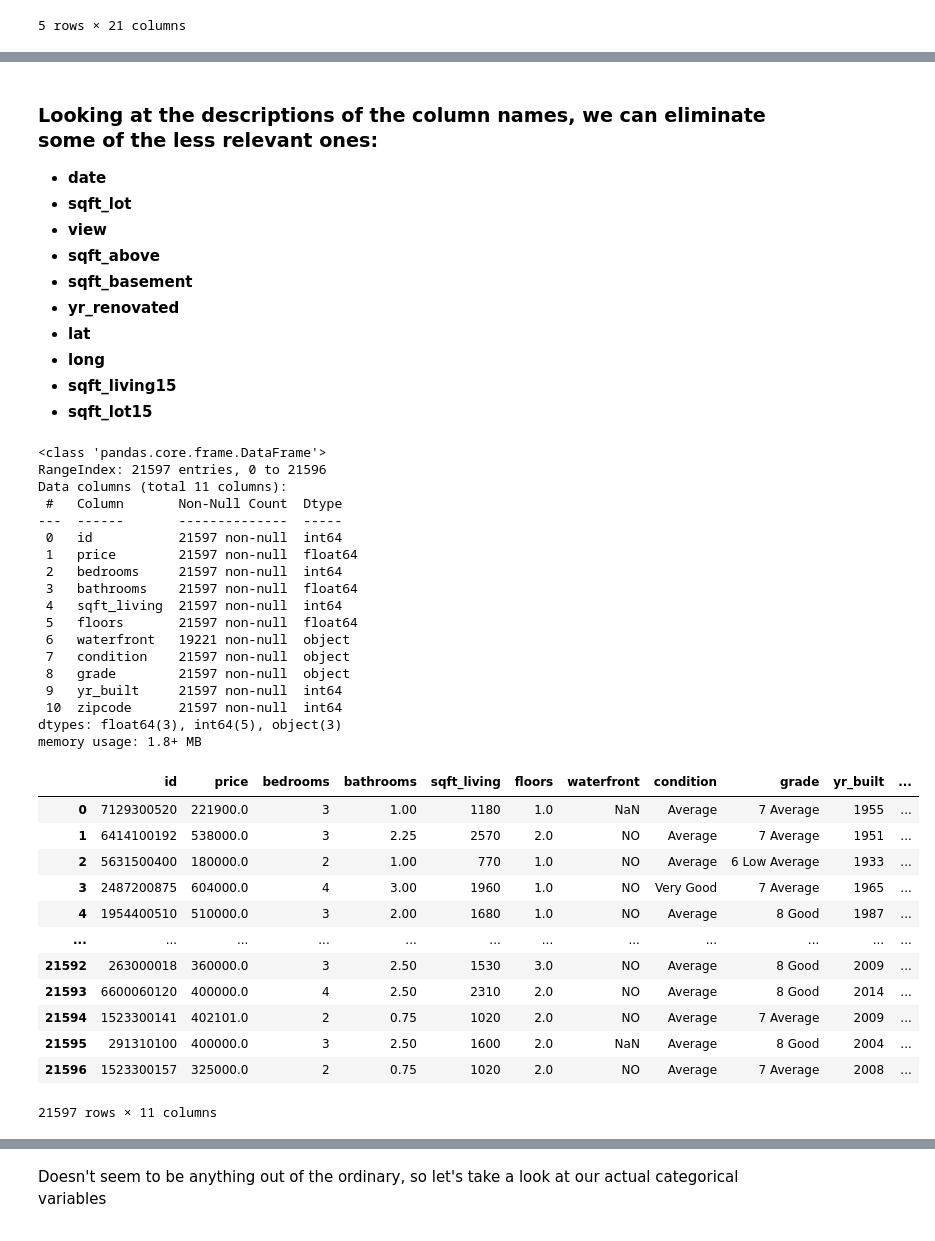
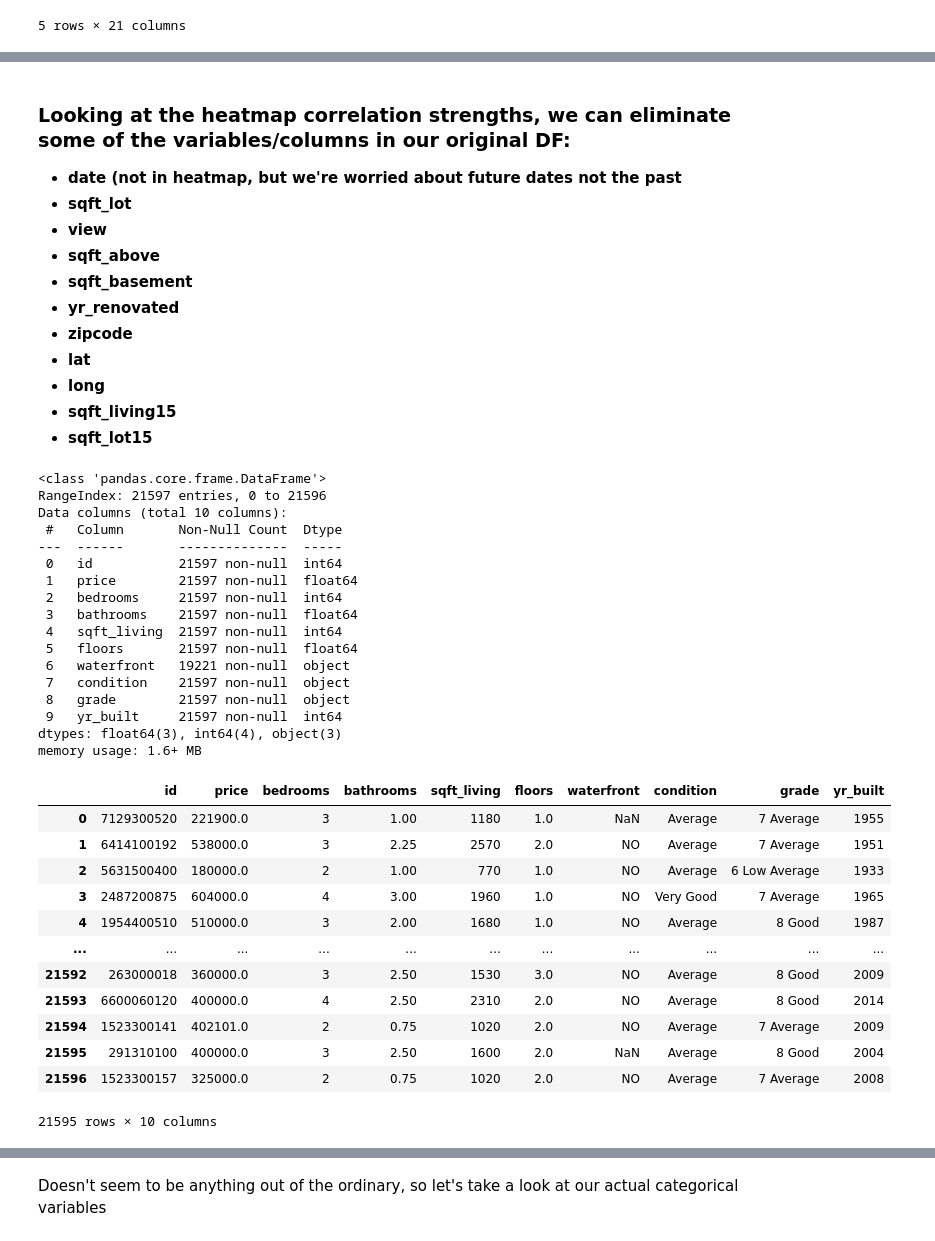
Before and after one commit to aharri123/dsc-phase-2-project-v2-3, a Jupyter notebook: student.ipynb, the cells around one changed output, grey strips where cells are left out. Cells and saved outputs as stored; diff of their text form; code cells hidden in the pictures.

```diff
--- a/student.ipynb
+++ b/student.ipynb
@@ -46,12 +72,13 @@ memory usage: 3.5+ MB
 # %% [markdown]
-### Looking at the descriptions of the column names, we can eliminate some of the less relevant ones:
+### Looking at the heatmap correlation strengths, we can eliminate some of the variables/columns in our original DF:
 
-* **date**
+* **date (not in heatmap, but we're worried about future dates not the past**
 * **sqft_lot**
 * **view**
 * **sqft_above**
 * **sqft_basement**
 * **yr_renovated**
+* **zipcode**
 * **lat**
 * **long**
 * **sqft_living15**
@@ -59,44 +86,43 @@ memory usage: 3.5+ MB
 # %%
 #Dropping the above mentioned columns
 
-df = df.drop(columns = ["date", "sqft_lot", "view", "sqft_above", "sqft_basement", "yr_renovated", "lat", "long", "sqft_living15", "sqft_lot15"])
+df = df.drop(columns = ["date", "sqft_lot", "view", "sqft_above", "sqft_basement", "yr_renovated", "zipcode", "lat", "long", "sqft_living15", "sqft_lot15"])
 # %%
-#Let's take another look at the DF
+#Let's take another look at the DF and check for duplicates
 
 df.info()
-df
+df.drop_duplicates()
 # %% [output]
 <class 'pandas.core.frame.DataFrame'>
 RangeIndex: 21597 entries, 0 to 21596
-Data columns (total 11 columns):
+Data columns (total 10 columns):
  #   Column       Non-Null Count  Dtype
 ---  ------       --------------  -----
  0   id           21597 non-null  int64
  1   price        21597 non-null  float64
  2   bedrooms     21597 non-null  int64
  3   bathrooms    21597 non-null  float64
  4   sqft_living  21597 non-null  int64
  5   floors       21597 non-null  float64
  6   waterfront   19221 non-null  object
  7   condition    21597 non-null  object
  8   grade        21597 non-null  object
  9   yr_built     21597 non-null  int64
- 10  zipcode      21597 non-null  int64
-dtypes: float64(3), int64(5), object(3)
-memory usage: 1.8+ MB
+dtypes: float64(3), int64(4), object(3)
+memory usage: 1.6+ MB
-|  | id | price | bedrooms | bathrooms | sqft_living | floors | waterfront | condition | grade | yr_built | ... |
-| 0 | 7129300520 | 221900.0 | 3 | 1.00 | 1180 | 1.0 | NaN | Average | 7 Average | 1955 | ... |
-| 1 | 6414100192 | 538000.0 | 3 | 2.25 | 2570 | 2.0 | NO | Average | 7 Average | 1951 | ... |
-| 2 | 5631500400 | 180000.0 | 2 | 1.00 | 770 | 1.0 | NO | Average | 6 Low Average | 1933 | ... |
-| 3 | 2487200875 | 604000.0 | 4 | 3.00 | 1960 | 1.0 | NO | Very Good | 7 Average | 1965 | ... |
-| 4 | 1954400510 | 510000.0 | 3 | 2.00 | 1680 | 1.0 | NO | Average | 8 Good | 1987 | ... |
-| ... | ... | ... | ... | ... | ... | ... | ... | ... | ... | ... | ... |
-| 21592 | 263000018 | 360000.0 | 3 | 2.50 | 1530 | 3.0 | NO | Average | 8 Good | 2009 | ... |
-| 21593 | 6600060120 | 400000.0 | 4 | 2.50 | 2310 | 2.0 | NO | Average | 8 Good | 2014 | ... |
-| 21594 | 1523300141 | 402101.0 | 2 | 0.75 | 1020 | 2.0 | NO | Average | 7 Average | 2009 | ... |
-| 21595 | 291310100 | 400000.0 | 3 | 2.50 | 1600 | 2.0 | NaN | Average | 8 Good | 2004 | ... |
-| 21596 | 1523300157 | 325000.0 | 2 | 0.75 | 1020 | 2.0 | NO | Average | 7 Average | 2008 | ... |
+|  | id | price | bedrooms | bathrooms | sqft_living | floors | waterfront | condition | grade | yr_built |
+| 0 | 7129300520 | 221900.0 | 3 | 1.00 | 1180 | 1.0 | NaN | Average | 7 Average | 1955 |
+| 1 | 6414100192 | 538000.0 | 3 | 2.25 | 2570 | 2.0 | NO | Average | 7 Average | 1951 |
+| 2 | 5631500400 | 180000.0 | 2 | 1.00 | 770 | 1.0 | NO | Average | 6 Low Average | 1933 |
+| 3 | 2487200875 | 604000.0 | 4 | 3.00 | 1960 | 1.0 | NO | Very Good | 7 Average | 1965 |
+| 4 | 1954400510 | 510000.0 | 3 | 2.00 | 1680 | 1.0 | NO | Average | 8 Good | 1987 |
+| ... | ... | ... | ... | ... | ... | ... | ... | ... | ... | ... |
+| 21592 | 263000018 | 360000.0 | 3 | 2.50 | 1530 | 3.0 | NO | Average | 8 Good | 2009 |
+| 21593 | 6600060120 | 400000.0 | 4 | 2.50 | 2310 | 2.0 | NO | Average | 8 Good | 2014 |
+| 21594 | 1523300141 | 402101.0 | 2 | 0.75 | 1020 | 2.0 | NO | Average | 7 Average | 2009 |
+| 21595 | 291310100 | 400000.0 | 3 | 2.50 | 1600 | 2.0 | NaN | Average | 8 Good | 2004 |
+| 21596 | 1523300157 | 325000.0 | 2 | 0.75 | 1020 | 2.0 | NO | Average | 7 Average | 2008 |
-21597 rows × 11 columns
+21595 rows × 10 columns
 # %%
 #Let's double check for any disguised categorical variables other than our obvious ones
 
```
Also changed, not shown: parts of 8 cells of this notebook.
